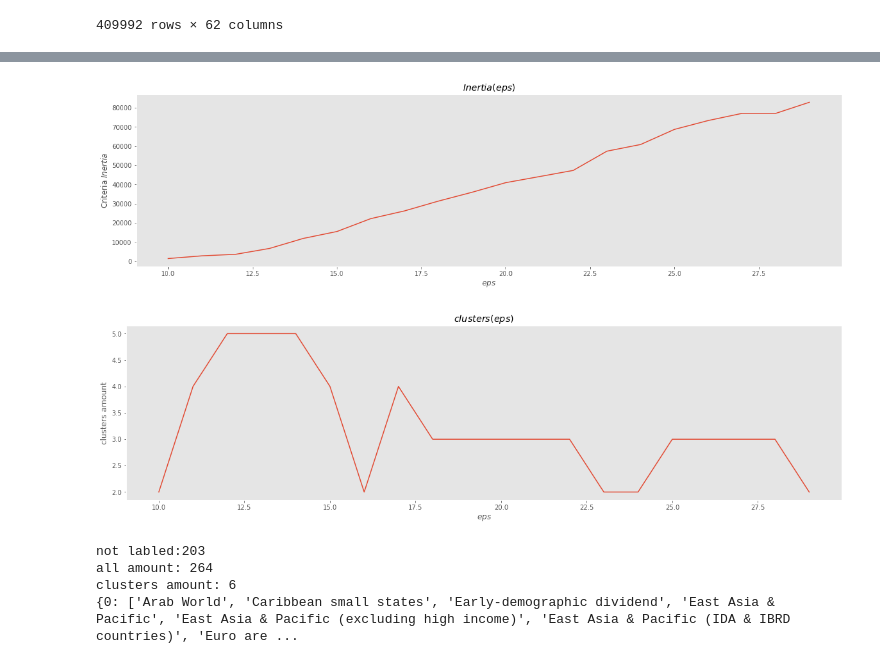
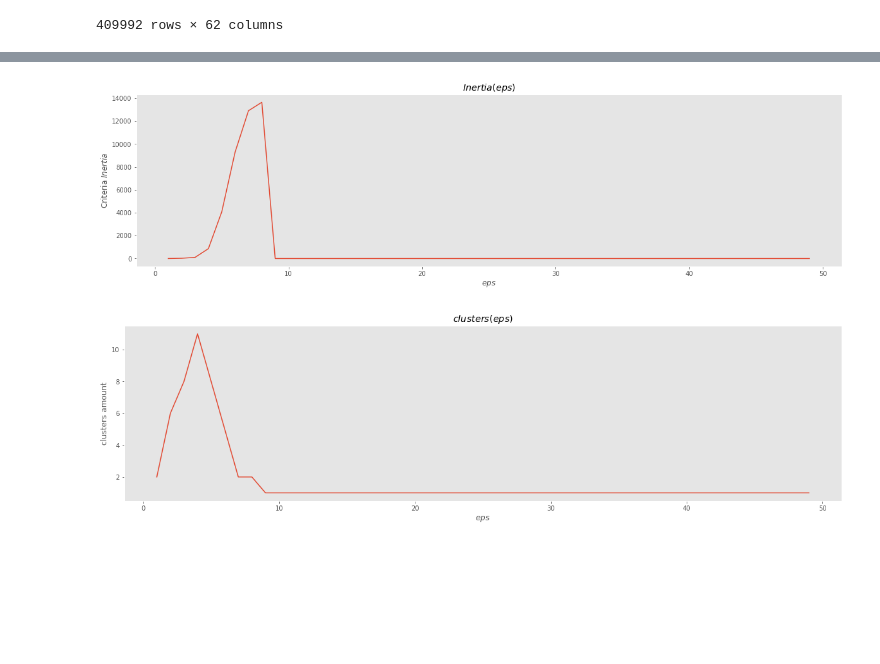
Before and after one commit to gmoryes/homework, a Jupyter notebook: hw2-clusters/gorbushin_hw2.ipynb, the cells around one changed output, grey strips where cells are left out. Saved outputs shown, nothing was run; the diff lists cells and outputs as text; code cells hidden in the pictures; blank space fills up the shorter version.

```diff
--- a/hw2-clusters/gorbushin_hw2.ipynb
+++ b/hw2-clusters/gorbushin_hw2.ipynb
@@ -507,0 +567,5 @@ for year in range(57):
+# %%
+# заполняем пропуски средним по столбцу
+for column in year2010.columns:
+    year2010[column] = year2010[column].fillna(year2010[column].mean())
+year2010
@@ -508,9 +592,10 @@ for year in range(57):
 # %%
-for year in range(57):
-    for column in cut_by_year[year].columns:
-        if (column == "Country Name"):
-            continue
-        mean = cut_by_year[year][column].mean()
-        std = cut_by_year[year][column].std()
-        cut_by_year[year][column] -= mean
-        cut_by_year[year][column] /= std
+# нормализируем данные
+for column in year2010.columns:
+    if (column == "Country Name"):
+        continue
+    mean = year2010[column].mean()
+    std = year2010[column].std()
+    year2010[column] -= mean
+    year2010[column] /= std
+year2010
@@ -521,10 +622,7 @@ for year in range(57):
-# %%
-for year in range(57):
-    for col in dropped[year].columns:
-        all_nan = 1
-        for i in dropped[year][col]:
-            if (not math.isnan(i)):
-                all_nan = 0
-                break
-        if (all_nan):
-            dropped[year] = dropped[year].drop(col, 1)
+# %%
+# если по какой-то причине осталсись столбцы с nan, дропнем их
+for column in year2010.columns:
+    if (year2010[column].isnull().sum()):
+        print year2010[column].isnull().sum()
+        year2010 = year2010.drop(column, 1)
+year2010
@@ -531,67 +649,39 @@ for year in range(57):
 # %%
-# будем анализировать 2016 год
-X = dropped[56].values
+# уберем Country Name
+X = year2010.values
 
-ks = np.arange(10, 30, 1)
+ks = np.arange(1, 50, 1)
 criteria = np.zeros(len(ks))
 clusters = np.zeros(len(ks))
 
 def clusters_amount(y):
     cluster_n = 0
     for i in y:
         cluster_n = max(i, cluster_n)
     return cluster_n + 1
 
 for i, k in enumerate(ks):
     cls = Clustering(eps=k, min_pts=2)
     y = cls.fit_predict(X)
     criteria[i] = quality(X, y)
     clusters[i] = clusters_amount(y)
 
 
 pl.figure(figsize=(20, 5))
 pl.plot(ks, criteria)
 pl.title("$Inertia(eps)$")
 pl.ylabel("Criteria $Inertia$")
 pl.xlabel("$eps$")
 pl.grid()
 pl.show()
 
 pl.figure(figsize=(20, 5))
 pl.plot(ks, clusters)
 pl.title("$clusters(eps)$")
 pl.ylabel("clusters amount")
 pl.xlabel("$eps$")
 pl.grid()
 pl.show()
 # %% [output]
-[figure, old version]
+[figure, new version]
-[figure, old version]
+[figure, new version]
-# %%
-# по графику видно, что оптимальным eps будет 12.5, т.к. при нем хорошее кол-во кластеров и малое значение инерции
-X = dropped[56].values
-cls = Clustering(eps=12.5, min_pts=2)
-y = cls.fit_predict(X)
-cnt = 0
-for i in y:
-    if (i == -1):
-        cnt += 1
-print "not labled:" + `cnt`
-print "all amount: " + `len(y)`
-print "clusters amount: " + `clusters_amount(y)`
-clusters = {}
-i = 0
-for cl_id in y:
-    if (cl_id == -1):
-        continue
-    if (not cl_id in clusters):
-        clusters[cl_id] = []
-    clusters[cl_id].append(country_list[i])
-    i += 1
-
-print clusters
-# %% [output]
-not labled:203
-all amount: 264
-clusters amount: 6
-{0: ['Arab World', 'Caribbean small states', 'Early-demographic dividend', 'East Asia & Pacific', 'East Asia & Pacific (excluding high income)', 'East Asia & Pacific (IDA & IBRD countries)', 'Euro are ...
```
Also changed, not shown: parts of 22 cells of this notebook.
